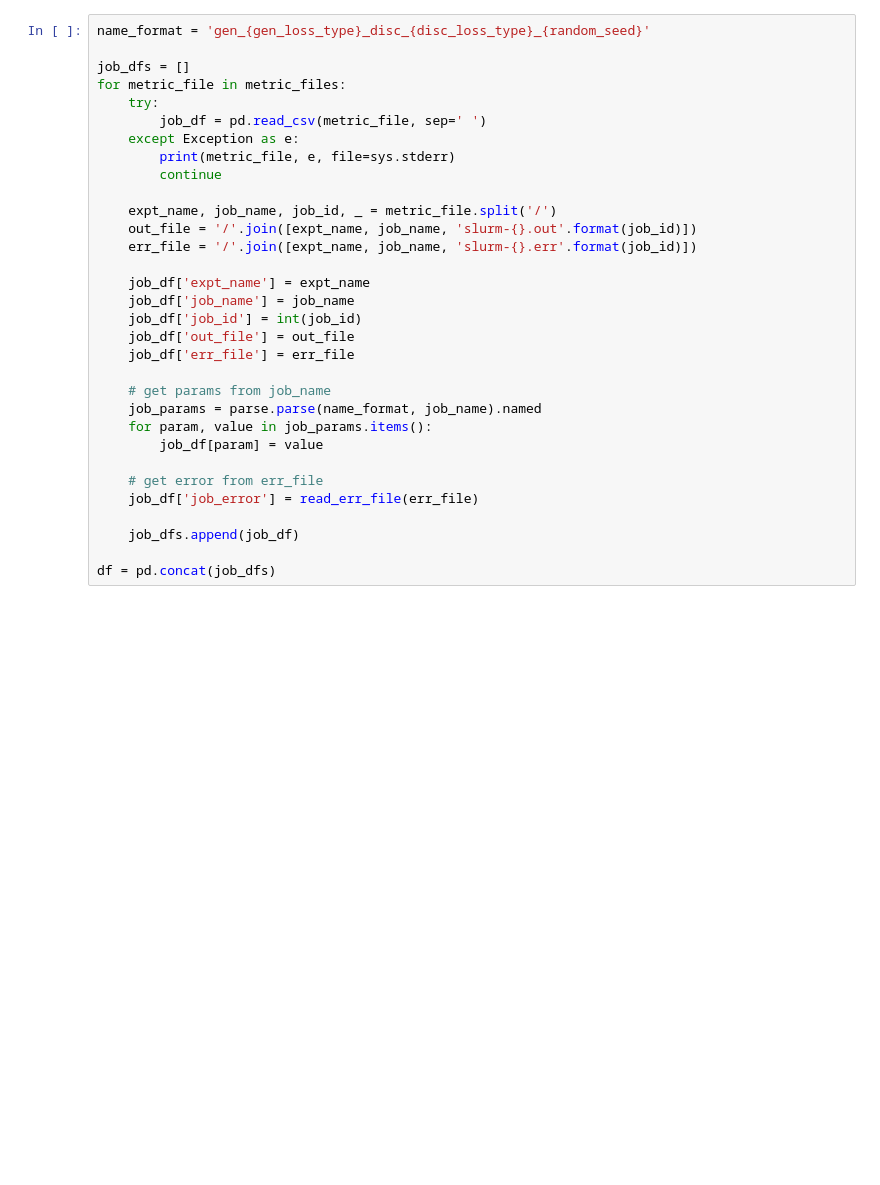
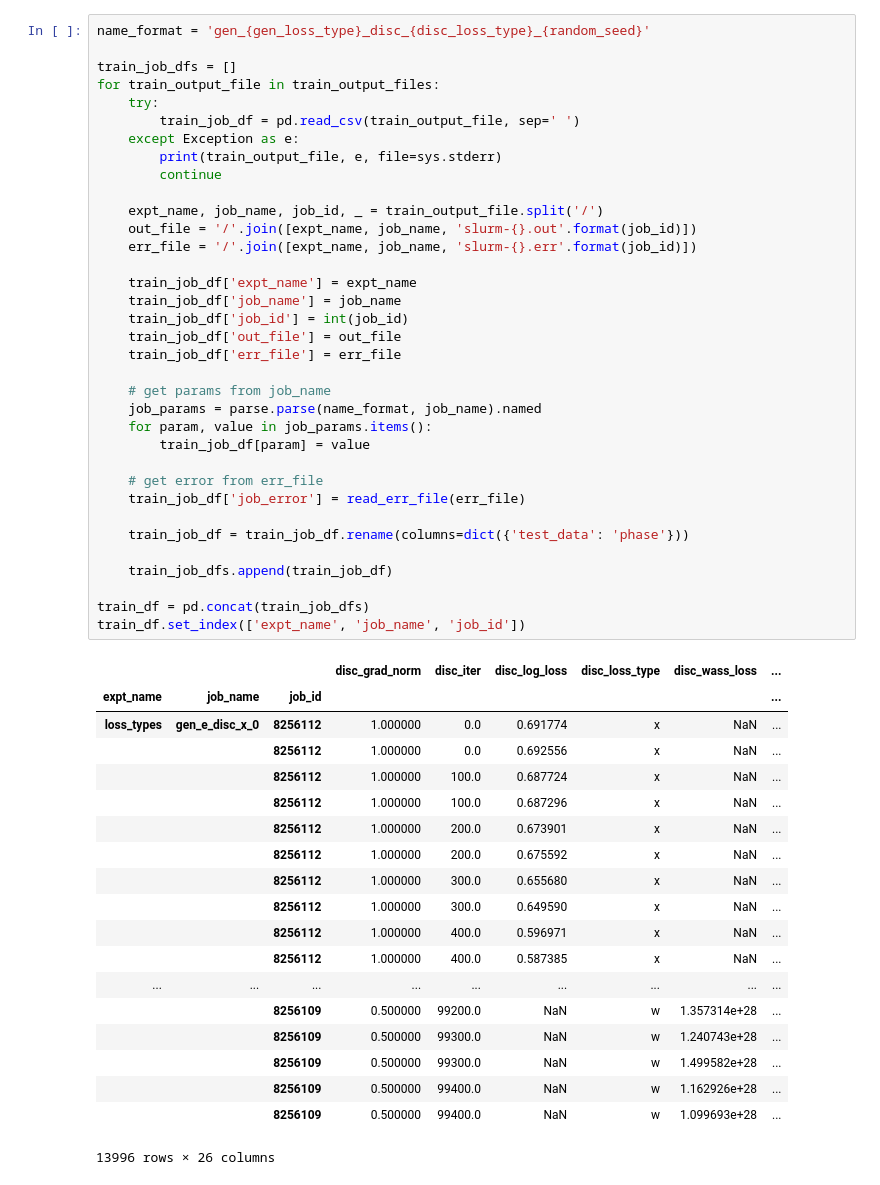
Before and after one commit to mattragoza/ipython-notebooks, a Jupyter notebook: train_pdbbind_loss_types.ipynb, the cells around one changed output. Saved outputs shown, nothing was run; the diff lists cells and outputs as text; blank space fills up the shorter version.

```diff
--- a/train_pdbbind_loss_types.ipynb
+++ b/train_pdbbind_loss_types.ipynb
@@ -83,32 +81,55 @@ loss_types
 # %%
 name_format = 'gen_{gen_loss_type}_disc_{disc_loss_type}_{random_seed}'
 
-job_dfs = []
-for metric_file in metric_files:
+train_job_dfs = []
+for train_output_file in train_output_files:
     try:
-        job_df = pd.read_csv(metric_file, sep=' ')
+        train_job_df = pd.read_csv(train_output_file, sep=' ')
     except Exception as e:
-        print(metric_file, e, file=sys.stderr)
+        print(train_output_file, e, file=sys.stderr)
         continue
 
-    expt_name, job_name, job_id, _ = metric_file.split('/')
+    expt_name, job_name, job_id, _ = train_output_file.split('/')
     out_file = '/'.join([expt_name, job_name, 'slurm-{}.out'.format(job_id)])
     err_file = '/'.join([expt_name, job_name, 'slurm-{}.err'.format(job_id)])
 
-    job_df['expt_name'] = expt_name
-    job_df['job_name'] = job_name
-    job_df['job_id'] = int(job_id)
-    job_df['out_file'] = out_file
-    job_df['err_file'] = err_file
+    train_job_df['expt_name'] = expt_name
+    train_job_df['job_name'] = job_name
+    train_job_df['job_id'] = int(job_id)
+    train_job_df['out_file'] = out_file
+    train_job_df['err_file'] = err_file
 
     # get params from job_name
     job_params = parse.parse(name_format, job_name).named
     for param, value in job_params.items():
-        job_df[param] = value
+        train_job_df[param] = value
 
     # get error from err_file
-    job_df['job_error'] = read_err_file(err_file)
+    train_job_df['job_error'] = read_err_file(err_file)
 
-    job_dfs.append(job_df)
+    train_job_df = train_job_df.rename(columns=dict({'test_data': 'phase'}))
 
-df = pd.concat(job_dfs)
+    train_job_dfs.append(train_job_df)
+
+train_df = pd.concat(train_job_dfs)
+train_df.set_index(['expt_name', 'job_name', 'job_id'])
+# %% [output]
+|  |  |  | disc_grad_norm | disc_iter | disc_log_loss | disc_loss_type | disc_wass_loss | ... |
+| expt_name | job_name | job_id |  |  |  |  |  | ... |
+| loss_types | gen_e_disc_x_0 | 8256112 | 1.000000 | 0.0 | 0.691774 | x | NaN | ... |
+|  |  | 8256112 | 1.000000 | 0.0 | 0.692556 | x | NaN | ... |
+|  |  | 8256112 | 1.000000 | 100.0 | 0.687724 | x | NaN | ... |
+|  |  | 8256112 | 1.000000 | 100.0 | 0.687296 | x | NaN | ... |
+|  |  | 8256112 | 1.000000 | 200.0 | 0.673901 | x | NaN | ... |
+|  |  | 8256112 | 1.000000 | 200.0 | 0.675592 | x | NaN | ... |
+|  |  | 8256112 | 1.000000 | 300.0 | 0.655680 | x | NaN | ... |
+|  |  | 8256112 | 1.000000 | 300.0 | 0.649590 | x | NaN | ... |
+|  |  | 8256112 | 1.000000 | 400.0 | 0.596971 | x | NaN | ... |
+|  |  | 8256112 | 1.000000 | 400.0 | 0.587385 | x | NaN | ... |
+| ... | ... | ... | ... | ... | ... | ... | ... | ... |
+|  |  | 8256109 | 0.500000 | 99200.0 | NaN | w | 1.357314e+28 | ... |
+|  |  | 8256109 | 0.500000 | 99300.0 | NaN | w | 1.240743e+28 | ... |
+|  |  | 8256109 | 0.500000 | 99300.0 | NaN | w | 1.499582e+28 | ... |
+|  |  | 8256109 | 0.500000 | 99400.0 | NaN | w | 1.162926e+28 | ... |
+|  |  | 8256109 | 0.500000 | 99400.0 | NaN | w | 1.099693e+28 | ... |
+13996 rows × 26 columns
```
Also changed, not shown: parts of 12 cells of this notebook, 3 other files.
